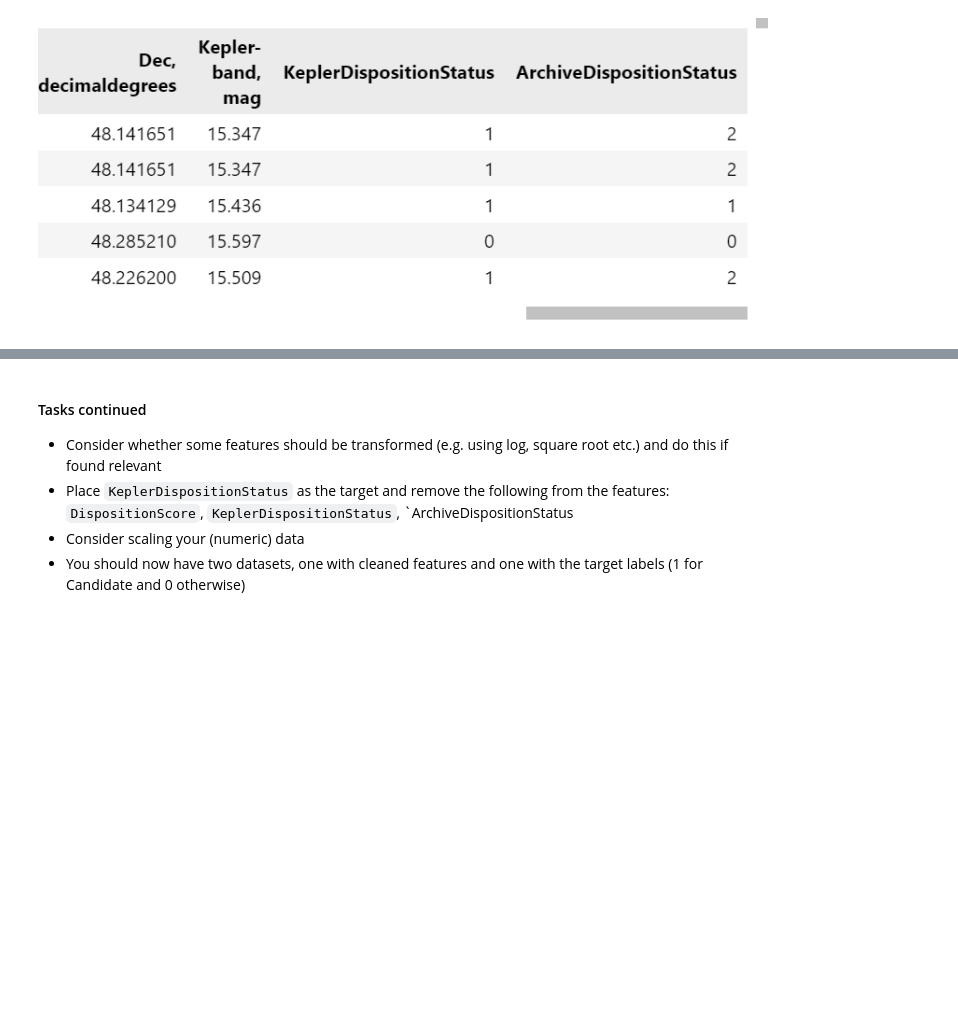
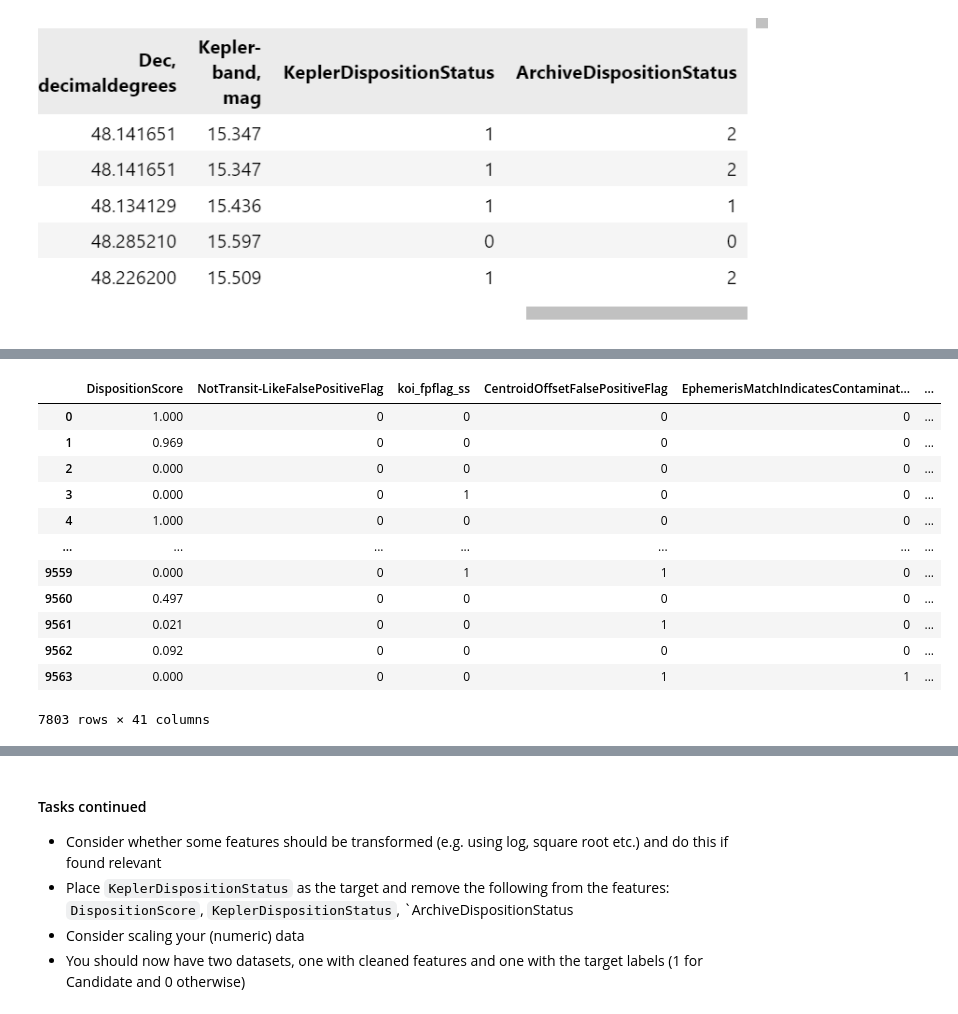
Before and after one commit to michaelbui99/mal-assignment-2, a Jupyter notebook: 2. Preprocessing and Feature Engineering - Detecting Exoplanets.ipynb, the cells around one changed output, grey strips where cells are left out. Saved outputs shown, nothing was run; the diff lists cells and outputs as text; code cells hidden in the pictures; blank space fills up the shorter version.

```diff
--- a/2. Preprocessing and Feature Engineering - Detecting Exoplanets.ipynb
+++ b/2. Preprocessing and Feature Engineering - Detecting Exoplanets.ipynb
@@ -395,0 +484,18 @@ Name: count, dtype: int64
+# %%
+# Dropping categorical feature before creating correlation matrix
+corr_df = features.drop('TCEDeliver', axis=1, inplace=False)
+corr_df
+# %% [output]
+|  | DispositionScore | NotTransit-LikeFalsePositiveFlag | koi_fpflag_ss | CentroidOffsetFalsePositiveFlag | EphemerisMatchIndicatesContaminat... | ... |
+| 0 | 1.000 | 0 | 0 | 0 | 0 | ... |
+| 1 | 0.969 | 0 | 0 | 0 | 0 | ... |
+| 2 | 0.000 | 0 | 0 | 0 | 0 | ... |
+| 3 | 0.000 | 0 | 1 | 0 | 0 | ... |
+| 4 | 1.000 | 0 | 0 | 0 | 0 | ... |
+| ... | ... | ... | ... | ... | ... | ... |
+| 9559 | 0.000 | 0 | 1 | 1 | 0 | ... |
+| 9560 | 0.497 | 0 | 0 | 0 | 0 | ... |
+| 9561 | 0.021 | 0 | 0 | 1 | 0 | ... |
+| 9562 | 0.092 | 0 | 0 | 0 | 0 | ... |
+| 9563 | 0.000 | 0 | 0 | 1 | 1 | ... |
+7803 rows × 41 columns
```
Also changed, not shown: parts of 18 cells of this notebook.
